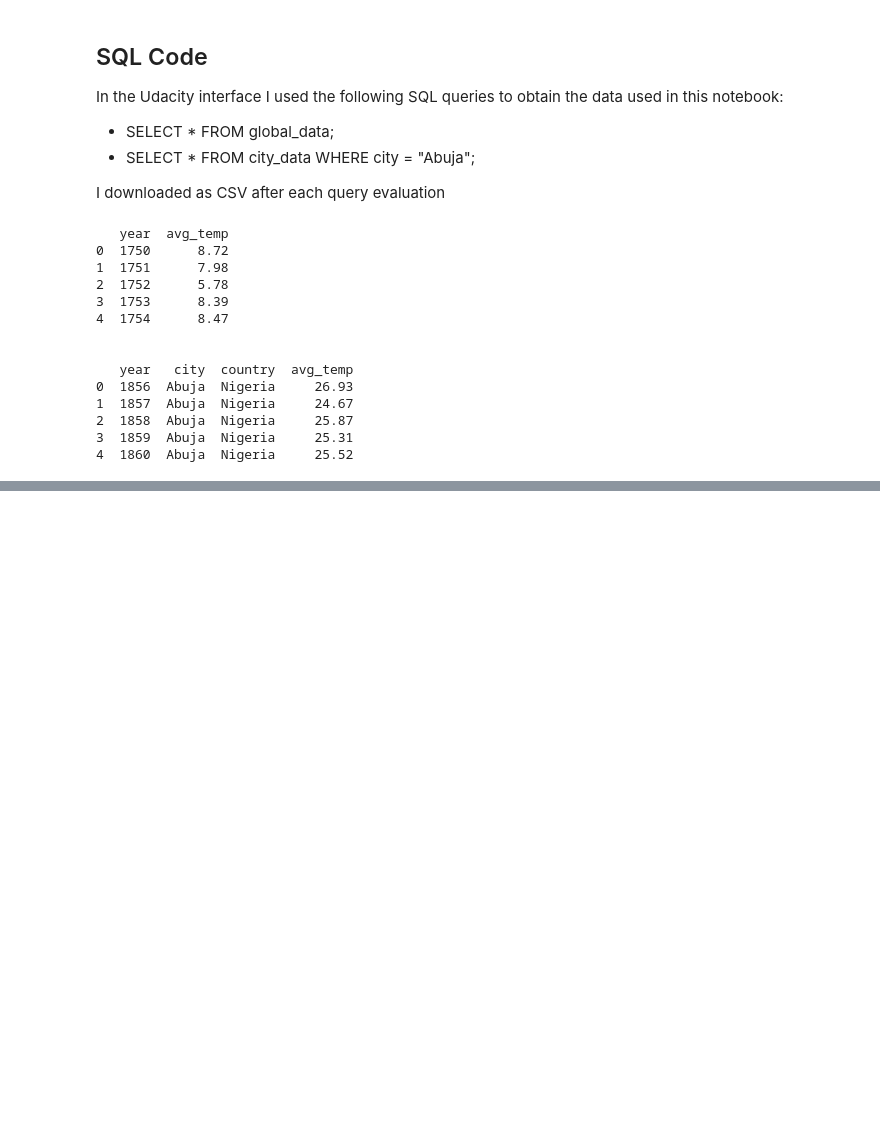
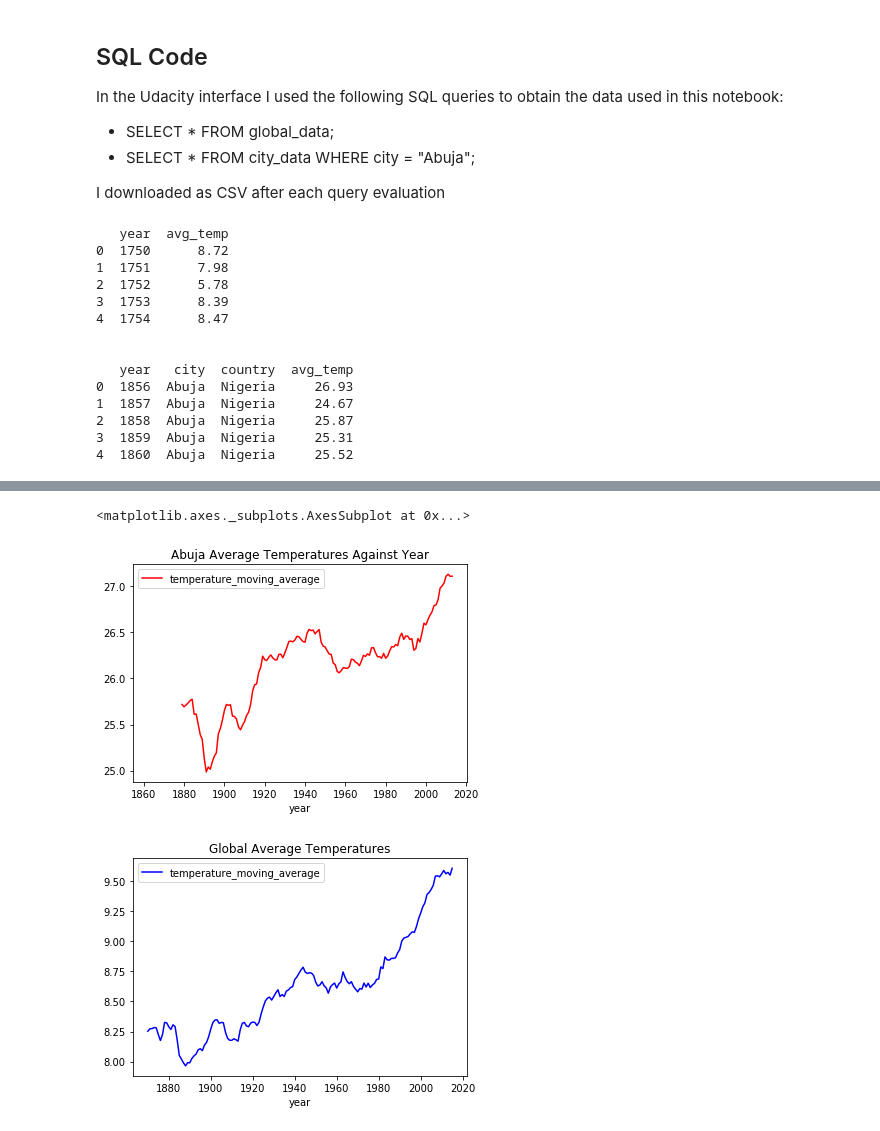
Before and after one commit to mustaphagarba/weather-trends, a Jupyter notebook: Project Explore Weather Trends.ipynb, the cells around one changed output, grey strips where cells are left out. Drawn from its saved outputs; the diff is of its cells as text; code cells hidden in the pictures; blank space fills up the shorter version.

```diff
--- a/Project Explore Weather Trends.ipynb
+++ b/Project Explore Weather Trends.ipynb
@@ -50,0 +80,7 @@ Let's quickly plot year against temperature for both the world at large and Abuj
+# %%
+abujavar.plot(kind='line',x='year',y='temperature_moving_average',color='red', title='Abuja Average Temperatures Against Year')
+globalvar.iloc[120:].plot(kind='line',x='year',y='temperature_moving_average',color='blue', title='Global Average Temperatures')
+# %% [output]
+<matplotlib.axes._subplots.AxesSubplot at 0x...>
+[figure, added]
+[figure, added]
```
Also changed, not shown: parts of 7 cells of this notebook.
